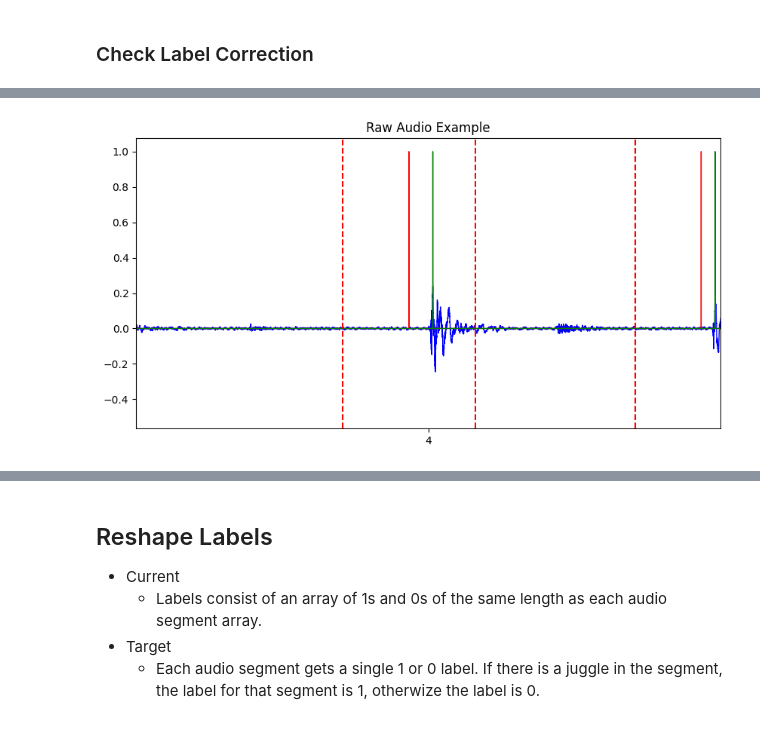
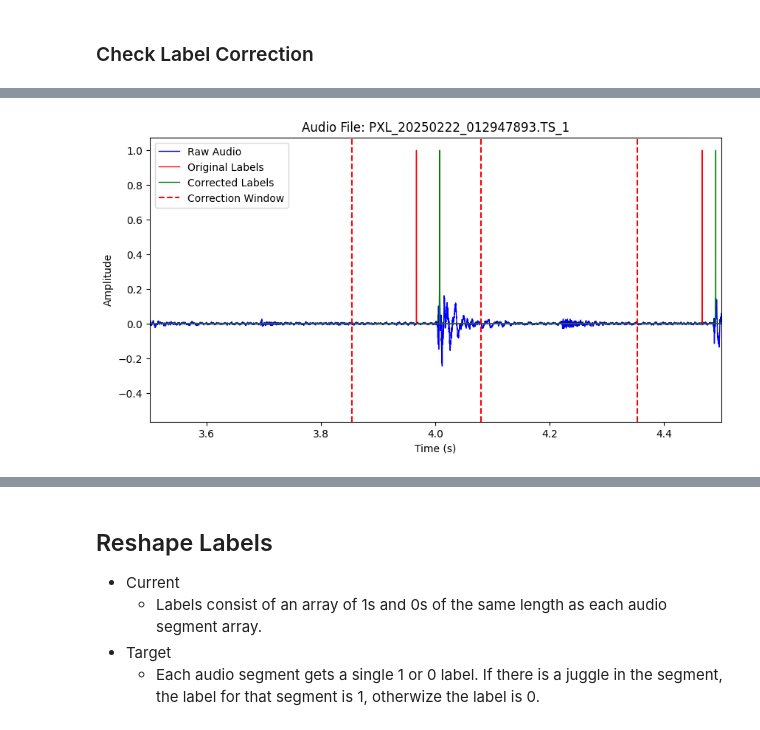
Before and after one commit to middlec000/bat_jester_model_training, a Jupyter notebook: 01_data_reformatting.ipynb, the cells around one changed output, grey strips where cells are left out. Saved outputs shown, nothing was run; the diff lists cells and outputs as text; code cells hidden in the pictures.

```diff
--- a/01_data_reformatting.ipynb
+++ b/01_data_reformatting.ipynb
@@ -41,13 +41,15 @@ print(librosa.__version__)
 - Window Length = 0.3 * Sample Rate
 - Want Window Length to be even so 1/2 Window Length is still an integer. This will allow windows to overlap nicely
 # %%
+START_TIME = time.time()
 SAMPLE_RATE = 22050
 FRAME_RATE = 30
 LABEL_CORRECTION_SEARCH_WINDOW = 2500
-LABEL_PATH = os.path.join("no_ground_hits", "labels_timestamp")
-AUDIO_PATH = os.path.join("no_ground_hits", "audio_files")
-PREPROCESSED_DATA_PATH = os.path.join("no_ground_hits", "preprocessed_data")
+LABEL_PATH = os.path.join("data", "labels_timestamp")
+AUDIO_PATH = os.path.join("data", "audio_files")
+PREPROCESSED_DATA_PATH = os.path.join("data", "preprocessed_data")
 WINDOW_SIZE_SECONDS = 0.3
+WINDOW_OVERLAP = 0.75
 # %%
 def round_up_to_even(number):
     """Rounds a number up to the next highest even number.
@@ -347,7 +356,7 @@ python_utils.custom_print(tracker)
 # %% [markdown]
 ### Check Label Correction
 # %%
-for base_name in tracker:
+for base_name in list(tracker.keys())[:3]:
         x_axis_labels = [i / SAMPLE_RATE for i in range(len(tracker[base_name]["audio_values"]))]
         pd.Series(tracker[base_name]["audio_values"],
                 index=x_axis_labels).plot(figsize=(10, 5),
@@ -365,10 +374,16 @@ for base_name in tracker:
                         lw=1,
                         color='green',
                         label="Corrected Labels")
+        label_added = False
         for i in range(len(tracker[base_name]["labels_full_array"])):
                 if tracker[base_name]["labels_full_array"][i] == 1:
-                        plt.axvline(x=x_axis_labels[i-LABEL_CORRECTION_SEARCH_WINDOW], color='r', linestyle='--', label="Correction Window")
-                        plt.axvline(x=x_axis_labels[i+LABEL_CORRECTION_SEARCH_WINDOW], color='r', linestyle='--', label="Correction Window")
+                        if label_added:
+                                plt.axvline(x=x_axis_labels[i-LABEL_CORRECTION_SEARCH_WINDOW], color='r', linestyle='--')
+                                plt.axvline(x=x_axis_labels[i+LABEL_CORRECTION_SEARCH_WINDOW], color='r', linestyle='--')
+                        else:
+                                plt.axvline(x=x_axis_labels[i-LABEL_CORRECTION_SEARCH_WINDOW], color='r', linestyle='--', label="Correction Window")
+                                plt.axvline(x=x_axis_labels[i+LABEL_CORRECTION_SEARCH_WINDOW], color='r', linestyle='--')
+                                label_added = True
         plt.xlabel("Time (s)")
         plt.ylabel("Amplitude")
         plt.legend()
@@ -383,33 +395,38 @@ for base_name in tracker:
 # %%
 # Check Label Correction - Zoom In
 base_name = 'PXL_20250222_012947893.TS_1'
 
 x_axis_labels = [i / SAMPLE_RATE for i in range(len(tracker[base_name]["audio_values"]))]
 pd.Series(tracker[base_name]["audio_values"],
           index=x_axis_labels).plot(figsize=(10, 5),
                   lw=1,
                   title=f"Audio File: {base_name}",
                  color='blue',
                  label='Raw Audio')
 pd.Series(tracker[base_name]["labels_full_array"],
           index=x_axis_labels).plot(
                   lw=1,
                  color='r',
                  label='Original Labels')
 pd.Series(tracker[base_name]["labels_corrected"],
           index=x_axis_labels).plot(
                   lw=1,
                  color='green',
                  label='Corrected Labels')
+label_added = False
 for i in range(len(tracker[base_name]["labels_full_array"])):
-  if tracker[base_name]["labels_full_array"][i] == 1:
-    plt.axvline(x=x_axis_labels[i-LABEL_CORRECTION_SEARCH_WINDOW], color='r', linestyle='--', label='Correction Window')
-    plt.axvline(x=x_axis_labels[i+LABEL_CORRECTION_SEARCH_WINDOW], color='r', linestyle='--', label='Correction Window')
+        if tracker[base_name]["labels_full_array"][i] == 1:
+                if label_added:
+                        plt.axvline(x=x_axis_labels[i-LABEL_CORRECTION_SEARCH_WINDOW], color='r', linestyle='--')
+                        plt.axvline(x=x_axis_labels[i+LABEL_CORRECTION_SEARCH_WINDOW], color='r', linestyle='--')
+                else:
+                        plt.axvline(x=x_axis_labels[i-LABEL_CORRECTION_SEARCH_WINDOW], color='r', linestyle='--', label="Correction Window")
+                        plt.axvline(x=x_axis_labels[i+LABEL_CORRECTION_SEARCH_WINDOW], color='r', linestyle='--')
+                        label_added = True
 plt.xlabel("Time (s)")
 plt.ylabel("Amplitude")
 plt.legend()
-# plt.xticks([0, 1, 2, 3, 4, 5, 6, 7, 8, 9])
 plt.xlim((3.5, 4.5))
 plt.show()
 # %% [output]
-[figure, old version]
+[figure, new version]
```
Also changed, not shown: parts of 27 cells of this notebook, 10 other files.
